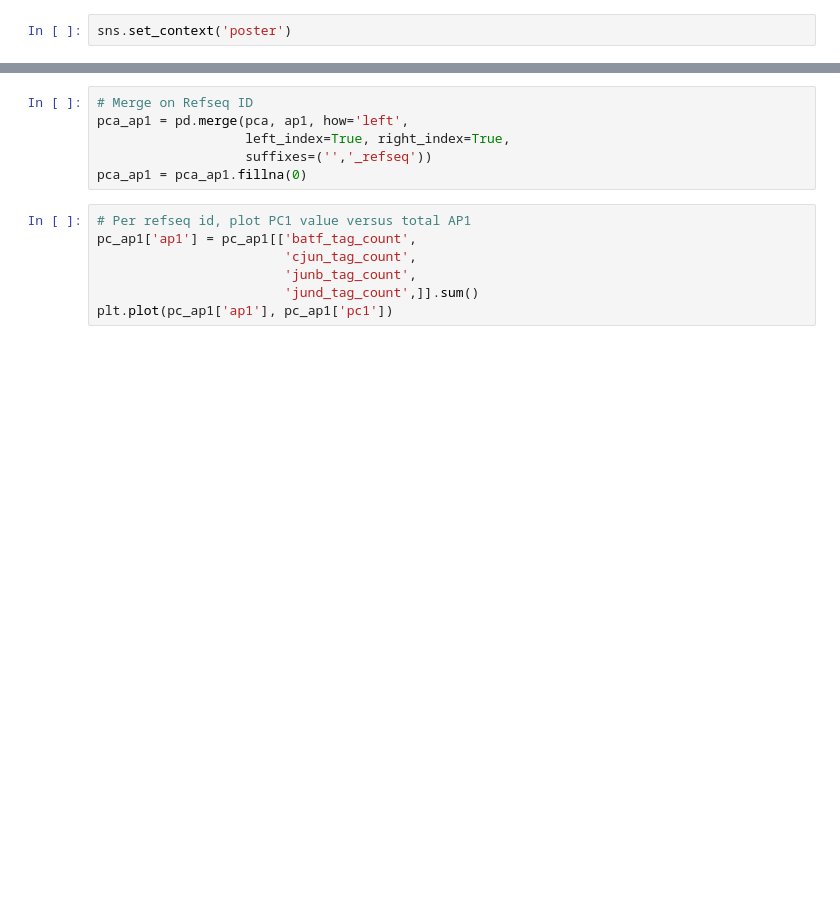
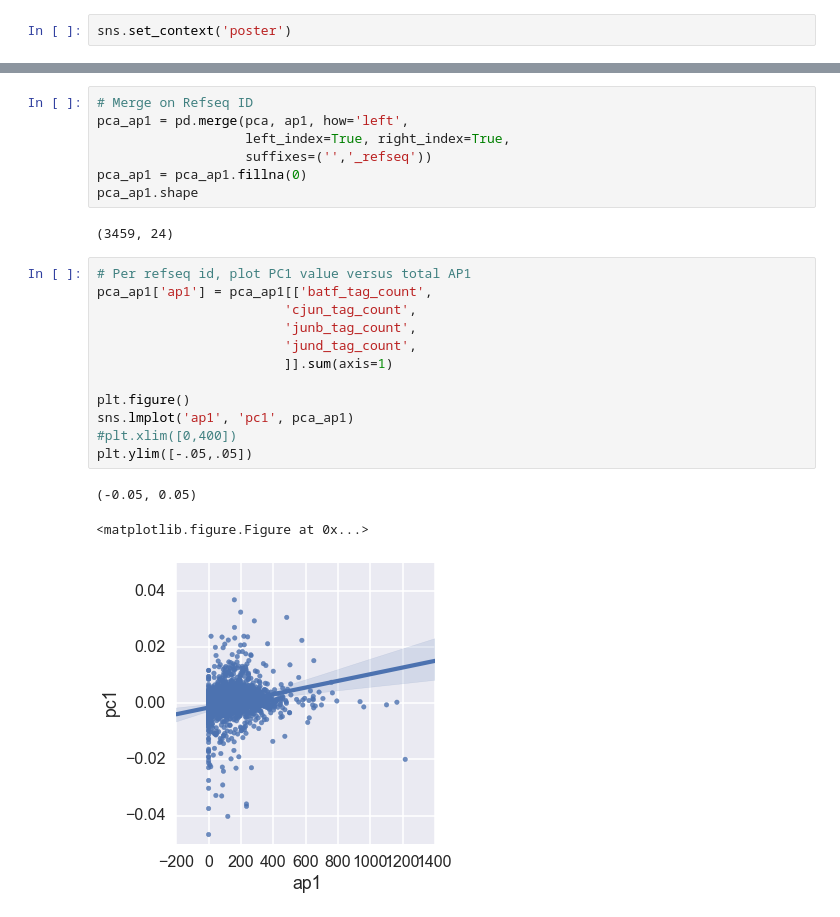
Before and after one commit to karmel/and-tcr-affinity, a Jupyter notebook: andtcr/rna/unsupervised/pca_ap1_correlation.ipynb, the cells around one changed output, grey strips where cells are left out. Drawn from its saved outputs; the diff is of its cells as text; blank space fills up the shorter version.

```diff
--- a/andtcr/rna/unsupervised/pca_ap1_correlation.ipynb
+++ b/andtcr/rna/unsupervised/pca_ap1_correlation.ipynb
@@ -38,12 +44,24 @@ pca_ap1 = pd.merge(pca, ap1, how='left',
                    left_index=True, right_index=True,
                    suffixes=('','_refseq'))
 pca_ap1 = pca_ap1.fillna(0)
+pca_ap1.shape
+# %% [output]
+(3459, 24)
 # %%
 # Per refseq id, plot PC1 value versus total AP1
-pc_ap1['ap1'] = pc_ap1[['batf_tag_count',
+pca_ap1['ap1'] = pca_ap1[['batf_tag_count',
                         'cjun_tag_count',
                         'junb_tag_count',
-                        'jund_tag_count',]].sum()
-plt.plot(pc_ap1['ap1'], pc_ap1['pc1'])
+                        'jund_tag_count',
+                        ]].sum(axis=1)
+
+plt.figure()
+sns.lmplot('ap1', 'pc1', pca_ap1)
+#plt.xlim([0,400])
+plt.ylim([-.05,.05])
+# %% [output]
+(-0.05, 0.05)
+<matplotlib.figure.Figure at 0x...>
+[figure, added]
 # %%
 # Box plots of top versus bottom.
```
Also changed, not shown: parts of 4 cells of this notebook, 2 other files.
